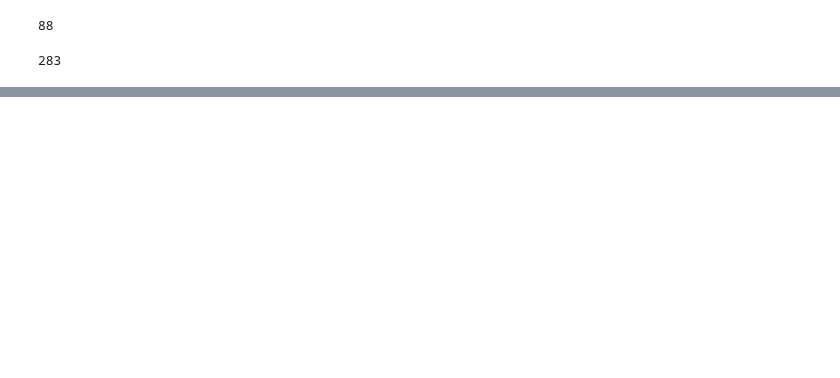
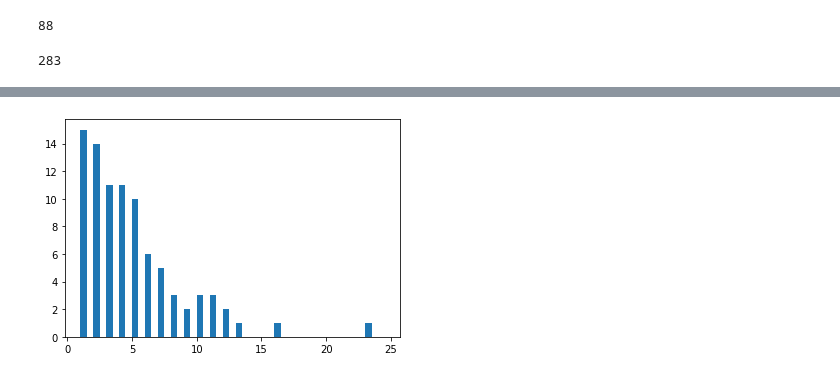
Before and after one commit to ruthpearson/CatHack, a Jupyter notebook: vet_compass/Hyperthyroidism/look_for_T4.ipynb, the cells around one changed output, grey strips where cells are left out. Cells and saved outputs as stored; diff of their text form; code cells hidden in the pictures; blank space fills up the shorter version.

```diff
--- a/vet_compass/Hyperthyroidism/look_for_T4.ipynb
+++ b/vet_compass/Hyperthyroidism/look_for_T4.ipynb
@@ -134,0 +210,7 @@ df_cats_hyperthyroid.sort_values(by=['PatientNumber', 'VisitDate'])
+# %%
+# Get number of unique CONSULTATIONS per cat
+consults = df_cats_hyperthyroid.groupby(['PatientNumber'])['ConsultationNumber'].nunique()
+consults_dict = consults.to_dict()
+_=plt.hist(consults, bins=np.arange(1,25,0.5))
+# %% [output]
+[figure, added]
```
Also changed, not shown: parts of 22 cells of this notebook.
